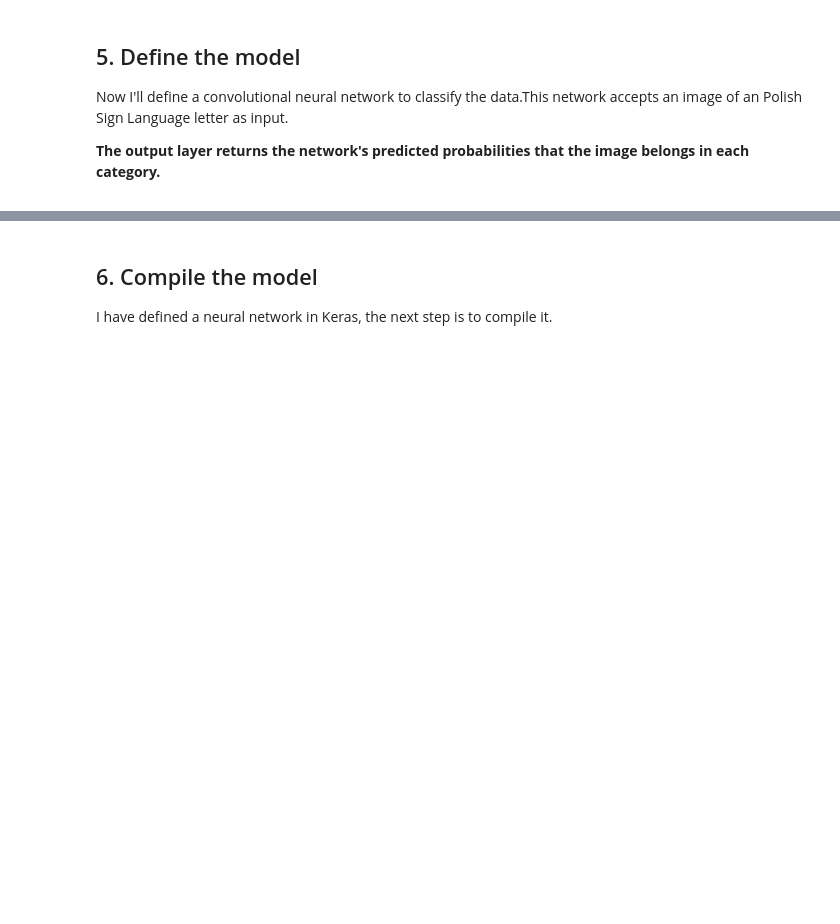
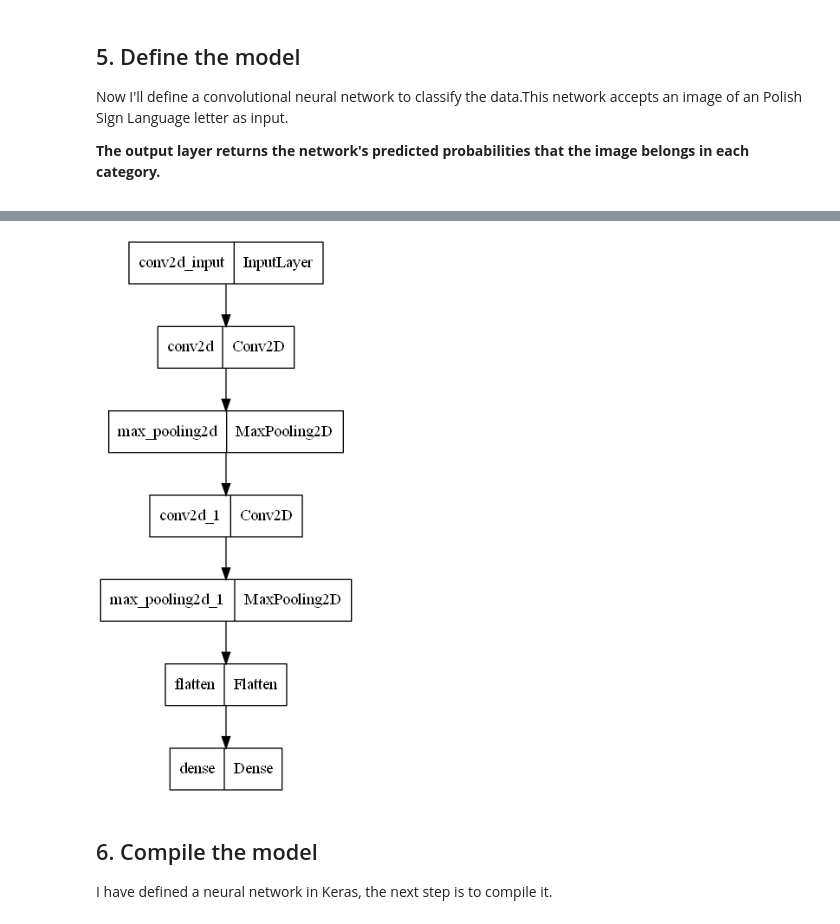
Before and after one commit to SzymonForysiuk/PSL-Recognition-with-Deep-Learning, a Jupyter notebook: PSL_Recognition_with_Deep_Learning.ipynb, the cells around one changed output, grey strips where cells are left out. Cells and saved outputs as stored; diff of their text form; code cells hidden in the pictures; blank space fills up the shorter version.

Commit message:
Added visualization of the keras model

```diff
--- a/PSL_Recognition_with_Deep_Learning.ipynb
+++ b/PSL_Recognition_with_Deep_Learning.ipynb
@@ -189,6 +189,12 @@ Total params: 253,908
 Trainable params: 253,908
 Non-trainable params: 0
 _________________________________________________________________
+# %%
+from tensorflow.keras.utils import plot_model
+
+plot_model(model)
+# %% [output]
+[figure, added]
 # %% [markdown]
 ## 6. Compile the model
 <p>I have defined a neural network in Keras, the next step is to compile it. </p>
```
Also changed, not shown: parts of 5 cells of this notebook.
